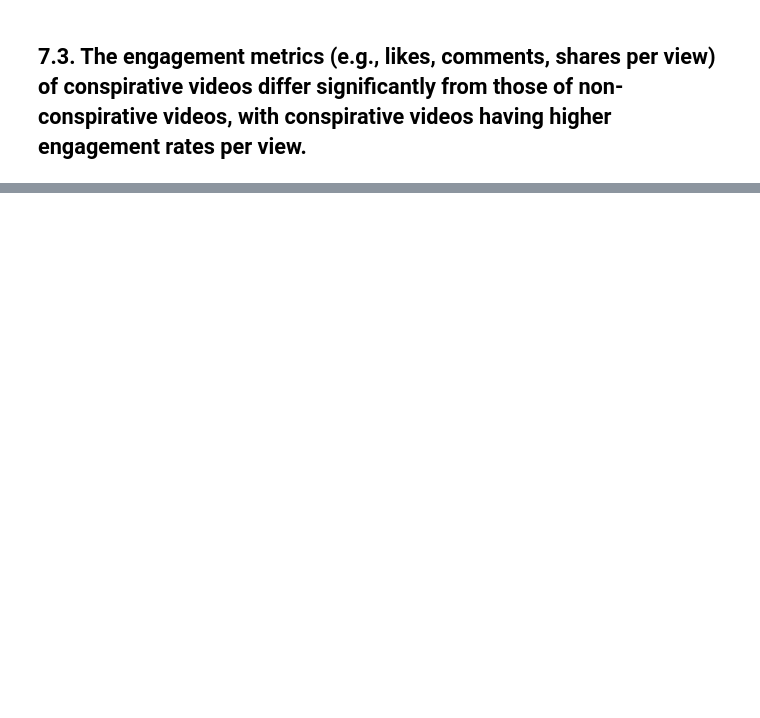
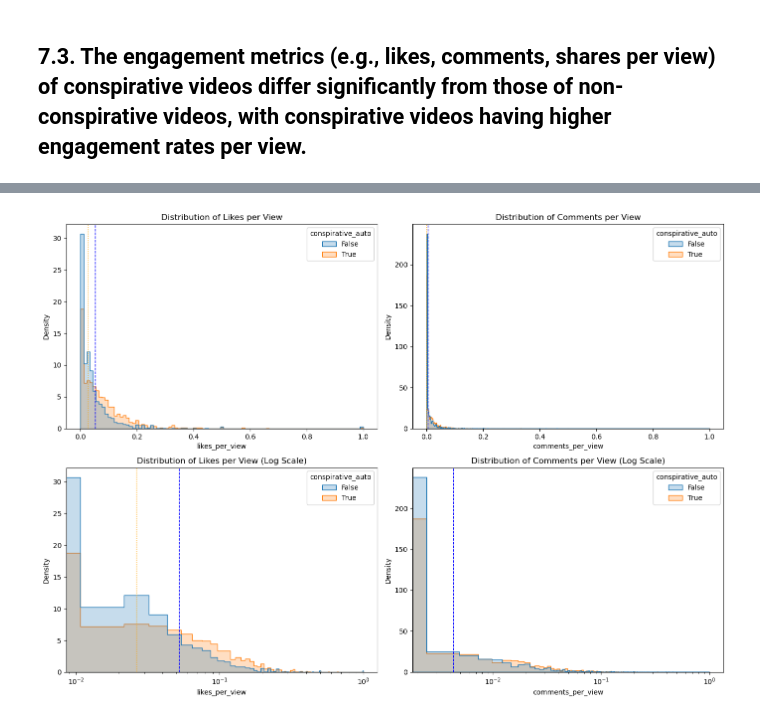
Before and after one commit to julia-king-edu/so-24_smda_project, a Jupyter notebook: 03_analysis.ipynb, the cells around one changed output, grey strips where cells are left out. Cells and saved outputs as stored; diff of their text form; code cells hidden in the pictures; blank space fills up the shorter version.

```diff
--- a/03_analysis.ipynb
+++ b/03_analysis.ipynb
@@ -289,0 +336,20 @@ The plot reveals an important insight: Conspirative videos
+# %%
+# load relevant data
+video_df = read_video_df()
+# %%
+# filter for videos with views and create relevant variables
+# filtering is done cause videos with 0 views will not have engagements
+
+engagement_df = video_df[video_df["views"] > 0].copy()
+
+# engagement
+engagement_df["likes_per_view"] = engagement_df["likes"] / engagement_df["views"]
+engagement_df["comments_per_view"] = engagement_df["comments"] / engagement_df["views"]
+
+# also make logged versions
+engagement_df["log_likes_per_view"] = np.log(engagement_df["likes_per_view"] + 0.001) # small constant added to avoid inf
+engagement_df["log_comments_per_view"] = np.log(engagement_df["comments_per_view"] + 0.001)
+
+
+# the youtube api returned some obviously false numbers (a few items with more likes than views). This persists even after reruns. Thus, they are discarded.
+engagement_df = engagement_df[(engagement_df["likes_per_view"] <= 1) & (engagement_df["comments_per_view"] <= 1)]
@@ -289,0 +371,34 @@ The plot reveals an important insight: Conspirative videos
+# %%
+# plot distributions
+fig, axes = plt.subplots(2, 2, figsize = (14, 10))
+
+# likes
+sns.histplot(data = engagement_df, x = "likes_per_view", hue = "conspirative_auto", element = "step", stat = "density", common_norm = False, ax = axes[0, 0])
+axes[0, 0].set_title("Distribution of Likes per View")
+axes[0, 0].axvline(engagement_df[engagement_df["conspirative_auto"] ==  True]["likes_per_view"].median(), color = "blue", linestyle = "--", linewidth = 1)
+axes[0, 0].axvline(engagement_df[engagement_df["conspirative_auto"] ==  False]["likes_per_view"].median(), color = "orange", linestyle = ":", linewidth = 1)
+
+# comments
+sns.histplot(data = engagement_df, x = "comments_per_view", hue = "conspirative_auto", element = "step", stat = "density", common_norm = False, ax = axes[0, 1])
+axes[0, 1].axvline(engagement_df[engagement_df["conspirative_auto"] ==  True]["comments_per_view"].median(), color = "blue", linestyle = "--", linewidth = 1)
+axes[0, 1].axvline(engagement_df[engagement_df["conspirative_auto"] ==  False]["comments_per_view"].median(), color = "orange", linestyle = ":", linewidth = 1)
+axes[0, 1].set_title("Distribution of Comments per View")
+
+# same with log
+sns.histplot(data = engagement_df, x = "likes_per_view", hue = "conspirative_auto", element = "step", stat = "density", common_norm = False, ax = axes[1, 0])
+axes[1, 0].set_title("Distribution of Likes per View (Log Scale)")
+axes[1, 0].set_xscale("log")
+axes[1, 0].axvline(engagement_df[engagement_df["conspirative_auto"] ==  True]["likes_per_view"].median(), color = "blue", linestyle = "--", linewidth = 1)
+axes[1, 0].axvline(engagement_df[engagement_df["conspirative_auto"] ==  False]["likes_per_view"].median(), color = "orange", linestyle = ":", linewidth = 1)
+
+sns.histplot(data = engagement_df, x = "comments_per_view", hue = "conspirative_auto", element = "step", stat = "density", common_norm = False, ax = axes[1, 1])
+axes[1, 1].set_title("Distribution of Comments per View (Log Scale)")
+axes[1, 1].set_xscale("log")
+axes[1, 1].axvline(engagement_df[engagement_df["conspirative_auto"] ==  True]["comments_per_view"].median(), color = "blue", linestyle = "--", linewidth = 1)
+axes[1, 1].axvline(engagement_df[engagement_df["conspirative_auto"] ==  False]["comments_per_view"].median(), color = "orange", linestyle = ":", linewidth = 1)
+
+# Adjust layout
+plt.tight_layout()
+plt.show()
+# %% [output]
+[figure, added]
```
Also changed, not shown: parts of 15 cells of this notebook.
